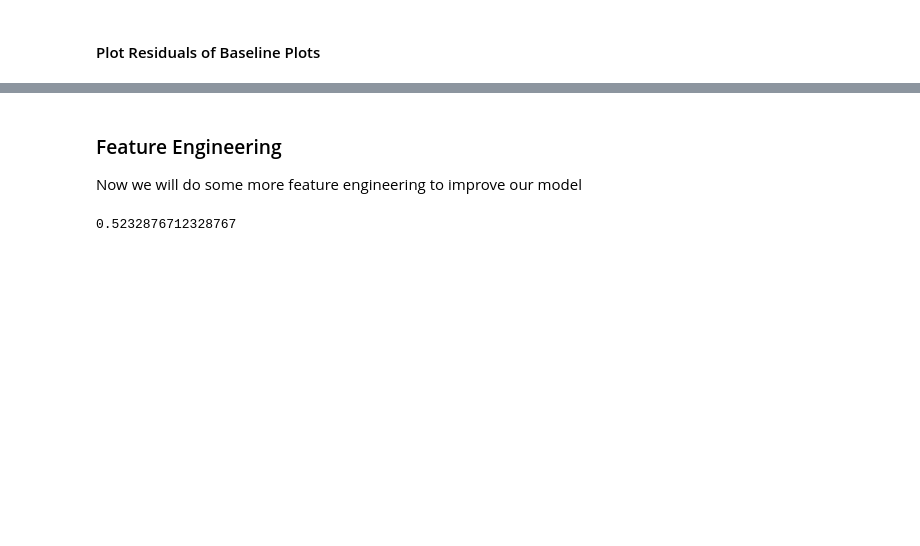
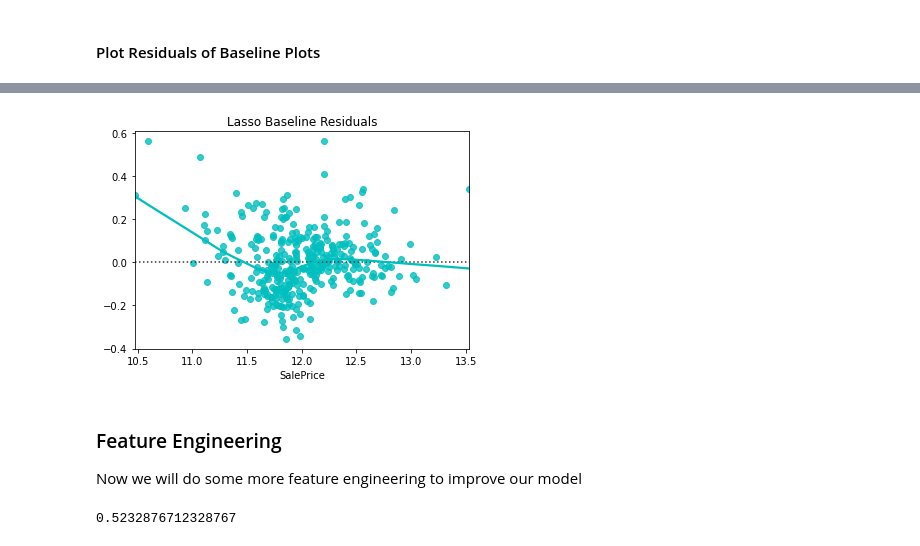
Before and after one commit to MLondon1027/Boston_Area_Real_Estate, a Jupyter notebook: Housing.ipynb, the cells around one changed output, grey strips where cells are left out. Drawn from its saved outputs; the diff is of its cells as text; code cells hidden in the pictures; blank space fills up the shorter version.

```diff
--- a/Housing.ipynb
+++ b/Housing.ipynb
@@ -392,0 +398,5 @@ sklearn.metrics.mean_squared_error(y_test, gbr_y_pred, squared=False)
+# %%
+# RMSE- Lasso
+clf = Lasso(alpha=0.1).fit(X_train, y_train)
+lasso_pred = clf.predict(X_test)
+sklearn.metrics.mean_squared_error(y_test, lasso_pred, squared=False)
@@ -411,3 +422,8 @@ plt.title('Random Forest Regressor Baseline Residuals');
+# %%
+sns.residplot(y_test, lasso_pred, lowess=True, color='c')
+plt.title('Lasso Baseline Residuals');
+# %% [output]
+[figure, added]
 # %% [markdown]
 ### Feature Engineering
 Now we will do some more feature engineering to improve our model
```
Also changed, not shown: parts of 25 cells of this notebook.
